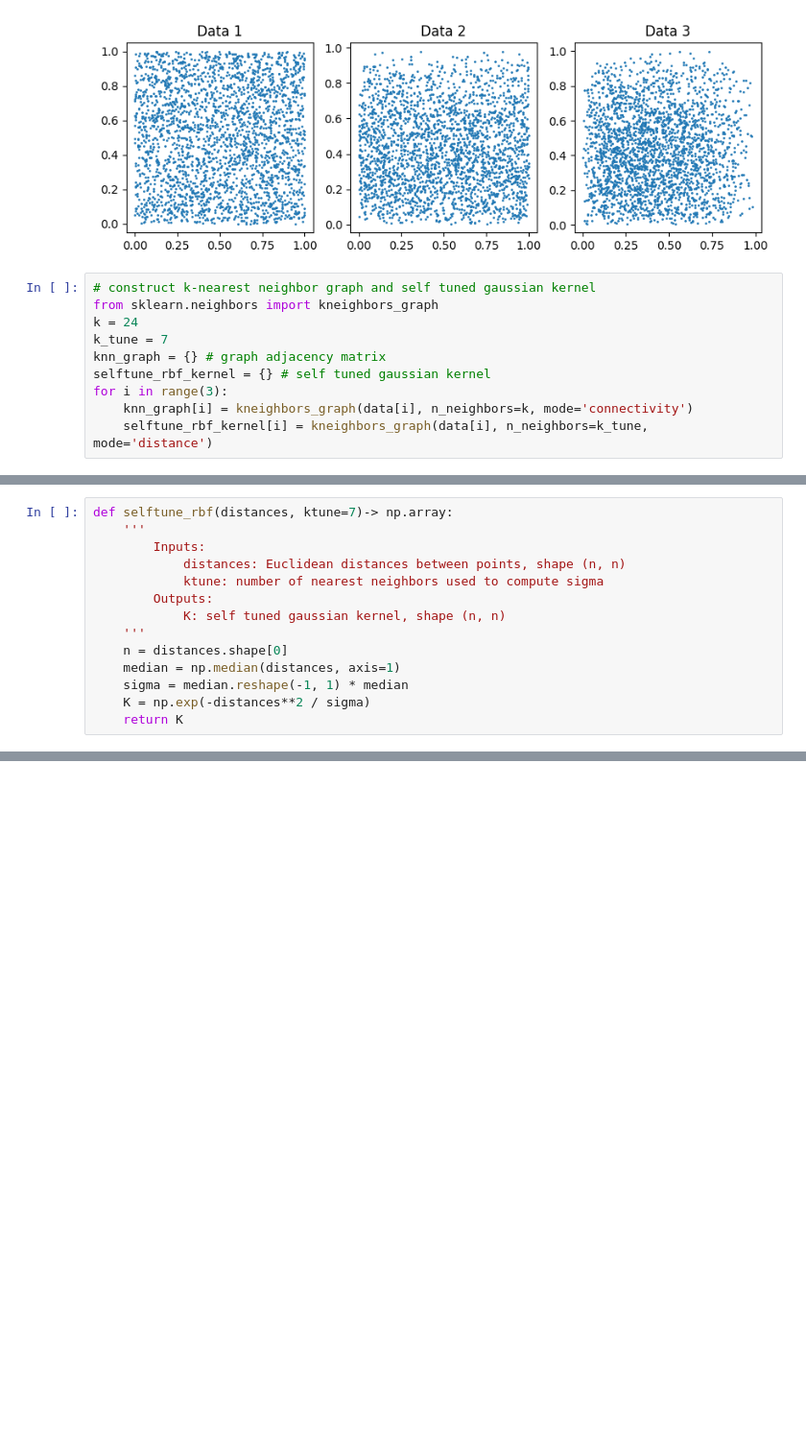
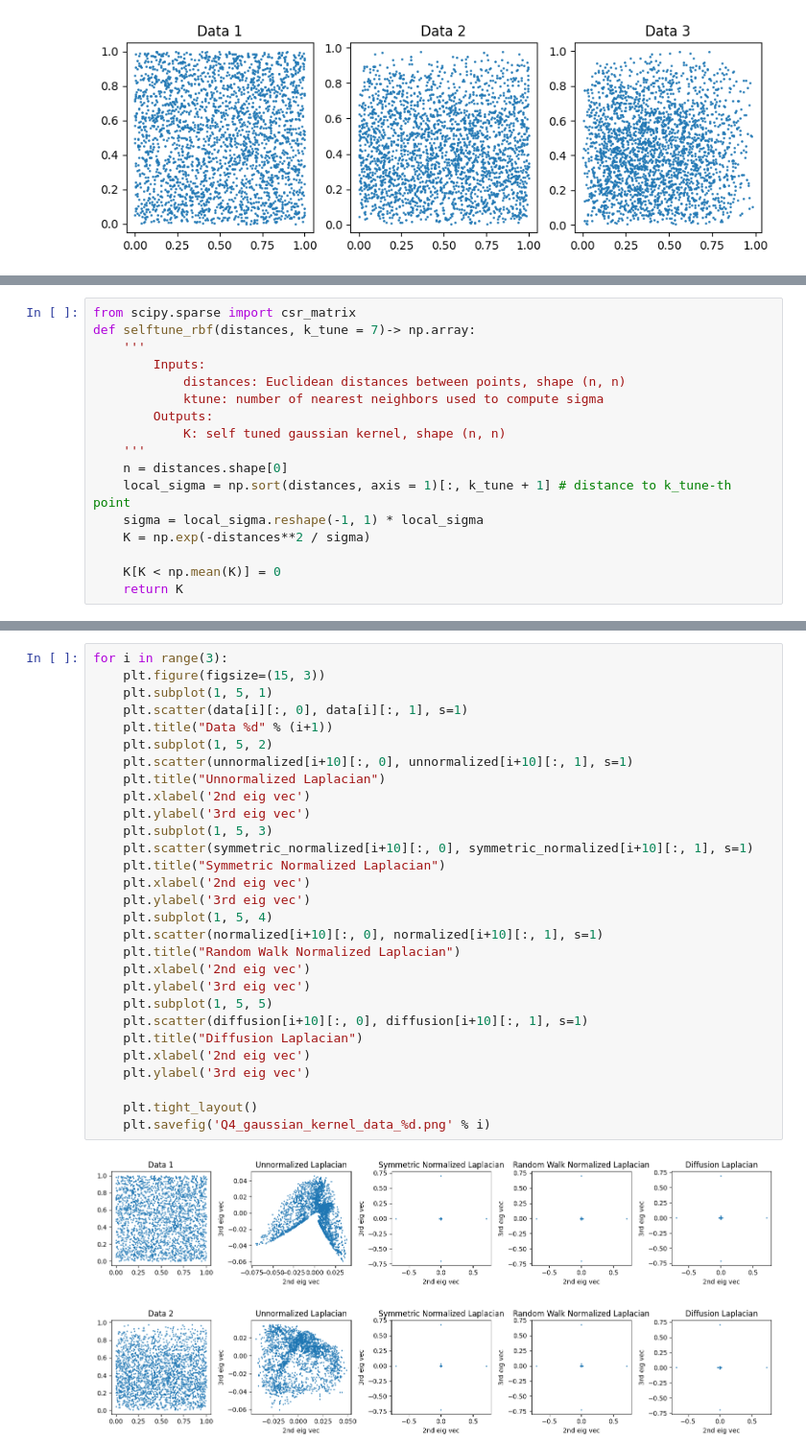
Before and after one commit to london-and-tequila/DSC205, a Jupyter notebook: HW4/HW4_Q4.ipynb, the cells around one changed output, grey strips where cells are left out. Shown: that part at 96% size. Drawn from its saved outputs; the diff is of its cells as text; blank space fills up the shorter version.

```diff
--- a/HW4/HW4_Q4.ipynb
+++ b/HW4/HW4_Q4.ipynb
@@ -18,13 +18,3 @@ for i in range(3):
     plt.title("Data %d" % (i+1))
 # %% [output]
 [figure]
-# %%
-# construct k-nearest neighbor graph and self tuned gaussian kernel
-from sklearn.neighbors import kneighbors_graph
-k = 24
-k_tune = 7
-knn_graph = {} # graph adjacency matrix
-selftune_rbf_kernel = {} # self tuned gaussian kernel
-for i in range(3):
-    knn_graph[i] = kneighbors_graph(data[i], n_neighbors=k, mode='connectivity')
-    selftune_rbf_kernel[i] = kneighbors_graph(data[i], n_neighbors=k_tune, mode='distance')
@@ -39,5 +21,6 @@ array([[0.63775141, 0.11511631],
 # %%
-def selftune_rbf(distances, ktune=7)-> np.array:
+from scipy.sparse import csr_matrix
+def selftune_rbf(distances, k_tune = 7)-> np.array:
     '''
         Inputs:
             distances: Euclidean distances between points, shape (n, n)
@@ -46,7 +29,9 @@ def selftune_rbf(distances, ktune=7)-> np.array:
             K: self tuned gaussian kernel, shape (n, n)
     '''
     n = distances.shape[0]
-    median = np.median(distances, axis=1)
-    sigma = median.reshape(-1, 1) * median
+    local_sigma = np.sort(distances, axis = 1)[:, k_tune + 1] # distance to k_tune-th point
+    sigma = local_sigma.reshape(-1, 1) * local_sigma
     K = np.exp(-distances**2 / sigma)
+
+    K[K < np.mean(K)] = 0
     return K
@@ -52,0 +98,32 @@ def selftune_rbf(distances, ktune=7)-> np.array:
+# %%
+for i in range(3):
+    plt.figure(figsize=(15, 3))
+    plt.subplot(1, 5, 1)
+    plt.scatter(data[i][:, 0], data[i][:, 1], s=1)
+    plt.title("Data %d" % (i+1))
+    plt.subplot(1, 5, 2)
+    plt.scatter(unnormalized[i+10][:, 0], unnormalized[i+10][:, 1], s=1)
+    plt.title("Unnormalized Laplacian")
+    plt.xlabel('2nd eig vec')
+    plt.ylabel('3rd eig vec')
+    plt.subplot(1, 5, 3)
+    plt.scatter(symmetric_normalized[i+10][:, 0], symmetric_normalized[i+10][:, 1], s=1)
+    plt.title("Symmetric Normalized Laplacian")
+    plt.xlabel('2nd eig vec')
+    plt.ylabel('3rd eig vec')
+    plt.subplot(1, 5, 4)
+    plt.scatter(normalized[i+10][:, 0], normalized[i+10][:, 1], s=1)
+    plt.title("Random Walk Normalized Laplacian")
+    plt.xlabel('2nd eig vec')
+    plt.ylabel('3rd eig vec')
+    plt.subplot(1, 5, 5)
+    plt.scatter(diffusion[i+10][:, 0], diffusion[i+10][:, 1], s=1)
+    plt.title("Diffusion Laplacian")
+    plt.xlabel('2nd eig vec')
+    plt.ylabel('3rd eig vec')
+
+    plt.tight_layout()
+    plt.savefig('Q4_gaussian_kernel_data_%d.png' % i)
+# %% [output]
+[figure, added]
+[figure, added]
```
Also changed, not shown: parts of 5 cells of this notebook, 2 other files.
